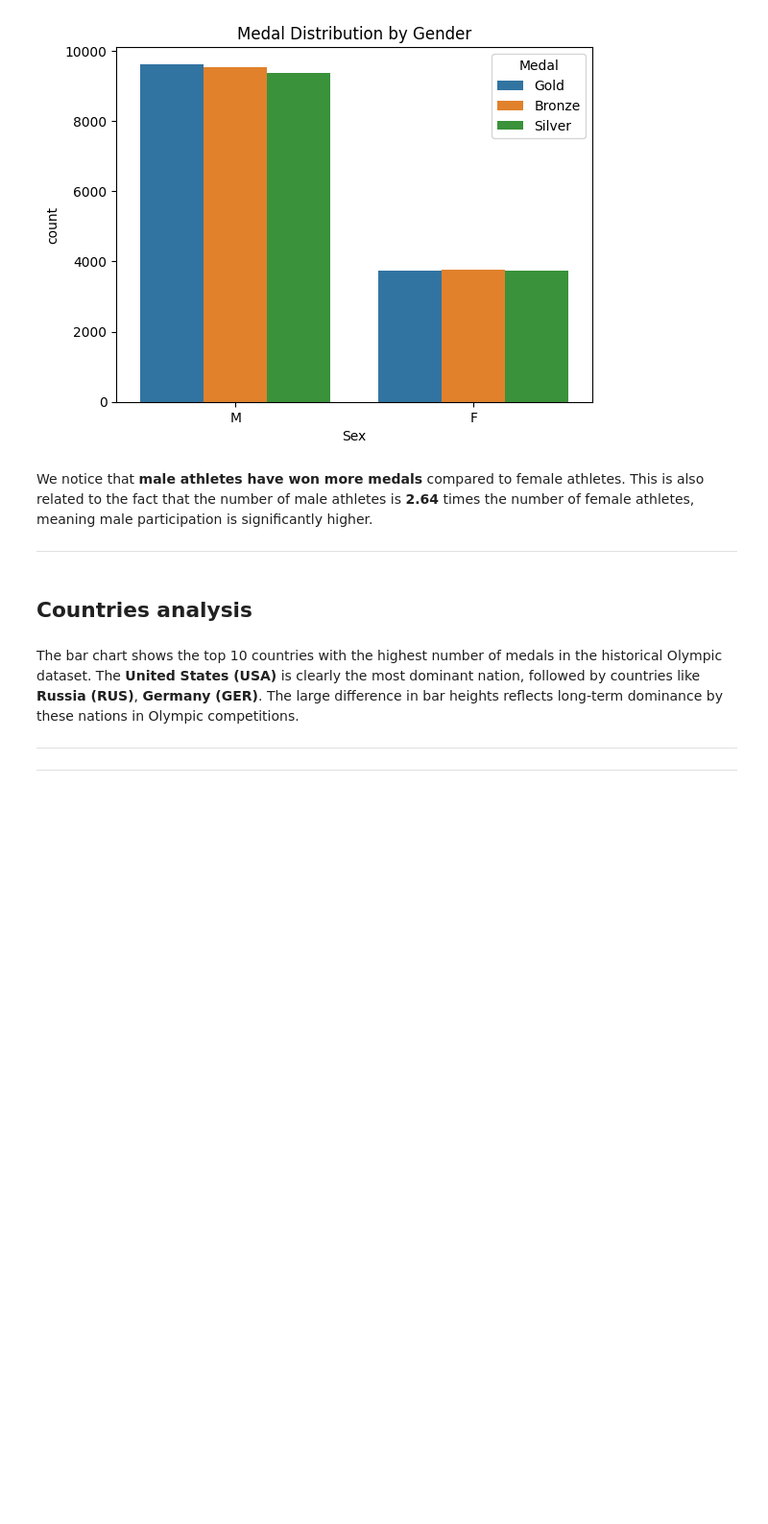
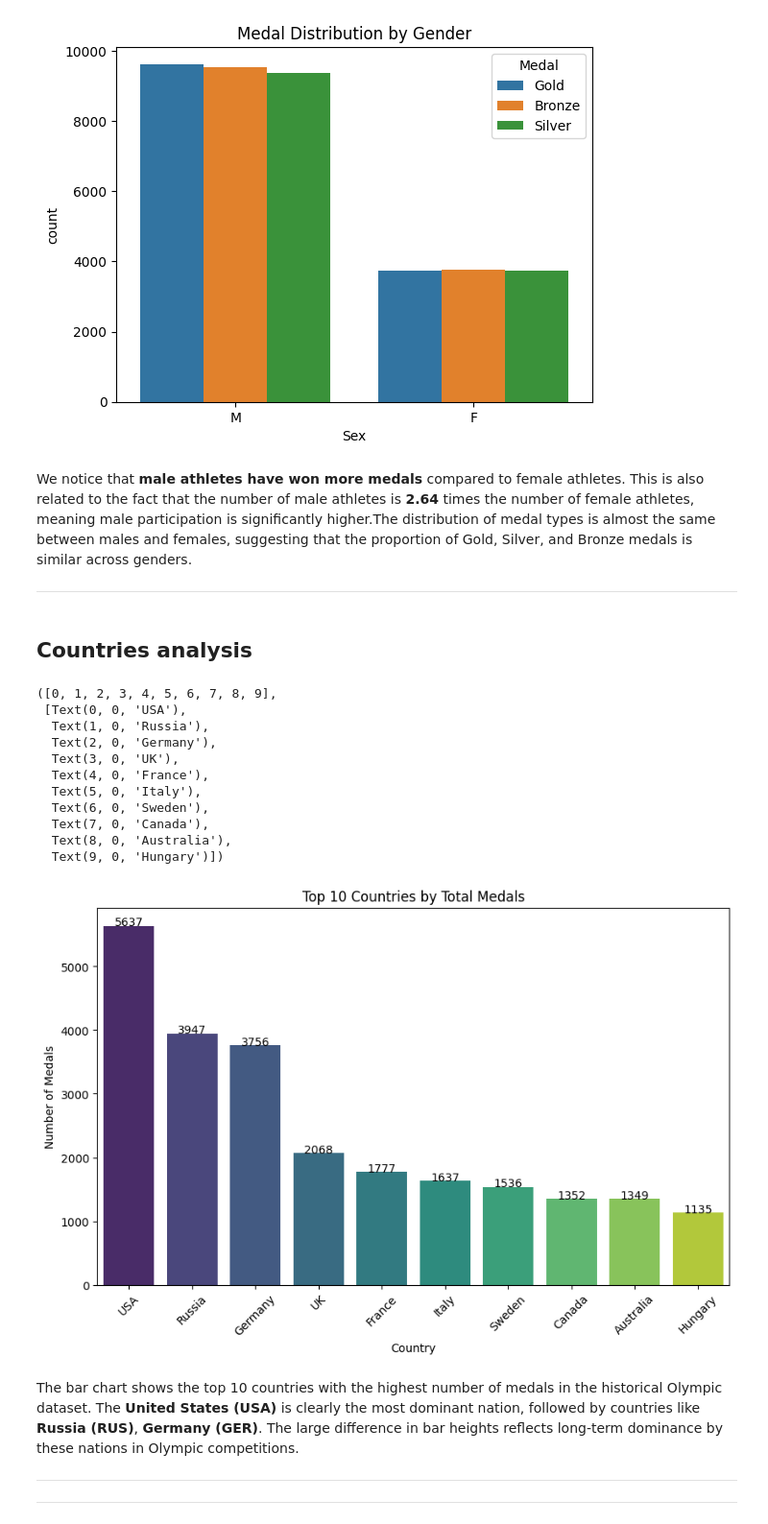
Before and after one commit to nouralahmad89-crypto/OS-projekt-Storbrittanien, a Jupyter notebook: notebooks/data_analysis.ipynb, the cells around one changed output. Shown at 96% size. Saved outputs shown, nothing was run; the diff lists cells and outputs as text; code cells hidden in the pictures; blank space fills up the shorter version.

```diff
--- a/notebooks/data_analysis.ipynb
+++ b/notebooks/data_analysis.ipynb
@@ -221,8 +255,6 @@ The chart shows the number of athletes in each Olympic year for **Summer** and *
 # %% [markdown]
 - Medal Distribution by Gender
 # %%
-# Keep only athletes with medals
-medalists = merged.dropna(subset=['Medal'])
 # Count medals by gender
 medal_counts = medalists['Sex'].value_counts()
 print(medal_counts)
@@ -288,36 +320,51 @@ Text(0.5, 1.0, 'Medal Distribution by Gender')
 [figure]
 # %% [markdown]
 We notice that **male athletes have won more medals** compared to female athletes.
-This is also related to the fact that the number of male athletes is **2.64** times the number of female athletes, meaning male participation is significantly higher.
+This is also related to the fact that the number of male athletes is **2.64** times the number of female athletes, meaning male participation is significantly higher.The distribution of medal types is almost the same between males and females, suggesting that the proportion of Gold, Silver, and Bronze medals is similar across genders.
 
 --------
 # %% [markdown]
 ## Countries analysis
 # %%
-import plotly.express as px
-# Get top 10 countries by total medals
-top_countries =(medalists.groupby('region')  # group by full country name
-    .size()                      # count medals
-    .sort_values(ascending=False)
-    .head(10)
-    .reset_index(name='Medals'))
+# h)
+# Top 10 countries by total medals
+top_countries = (
+    medalists.groupby('region').size()
+   .sort_values(ascending=False)
+   .head(10).reset_index(name='Medals')
+)
+# Create barplot
+plt.figure(figsize=(10,6))
+sns.barplot(
+    data=top_countries,
+    x='region',
+    y='Medals',
+    palette="viridis",
+    hue='region'
+)
 
-# Create interactive bar chart
-fig = px.bar(
-    top_countries,
-    x='region',       # country names
-    y='Medals',
-    text='Medals',    # display numbers on top automatically
-    color='region',   # each country has a different color
-    title='Top 10 Countries by Total Medals'
-)
-# Update layout for better readability
-fig.update_layout(
-    xaxis_title='Country',
-    yaxis_title='Number of Medals',
-    xaxis_tickangle=-45,
-    showlegend=False
-)
+# Add numbers on top of bars
+for index, row in top_countries.iterrows(): #Loops through each row of top_countries
+    plt.text(index, row.Medals, row.Medals, ha='center') #places a text label on top of each ba
+
+# Labels and title
+plt.xlabel("Country")
+plt.ylabel("Number of Medals")
+plt.title("Top 10 Countries by Total Medals")
+plt.xticks(rotation=45)
+# %% [output]
+([0, 1, 2, 3, 4, 5, 6, 7, 8, 9],
+ [Text(0, 0, 'USA'),
+  Text(1, 0, 'Russia'),
+  Text(2, 0, 'Germany'),
+  Text(3, 0, 'UK'),
+  Text(4, 0, 'France'),
+  Text(5, 0, 'Italy'),
+  Text(6, 0, 'Sweden'),
+  Text(7, 0, 'Canada'),
+  Text(8, 0, 'Australia'),
+  Text(9, 0, 'Hungary')])
+[figure, added]
 # %% [markdown]
 The bar chart shows the top 10 countries with the highest number of medals in the historical Olympic dataset. The **United States (USA)** is clearly the most dominant nation, followed by countries like **Russia (RUS)**, **Germany (GER)**. The large difference in bar heights reflects long-term dominance by these nations in Olympic competitions.
 
```
Also changed, not shown: parts of 38 cells of this notebook, 2 other files.
